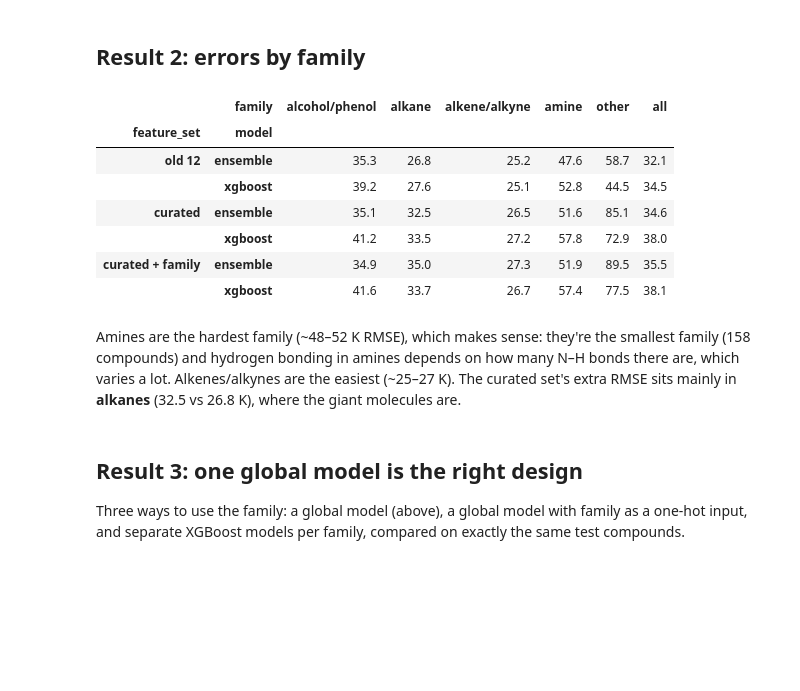
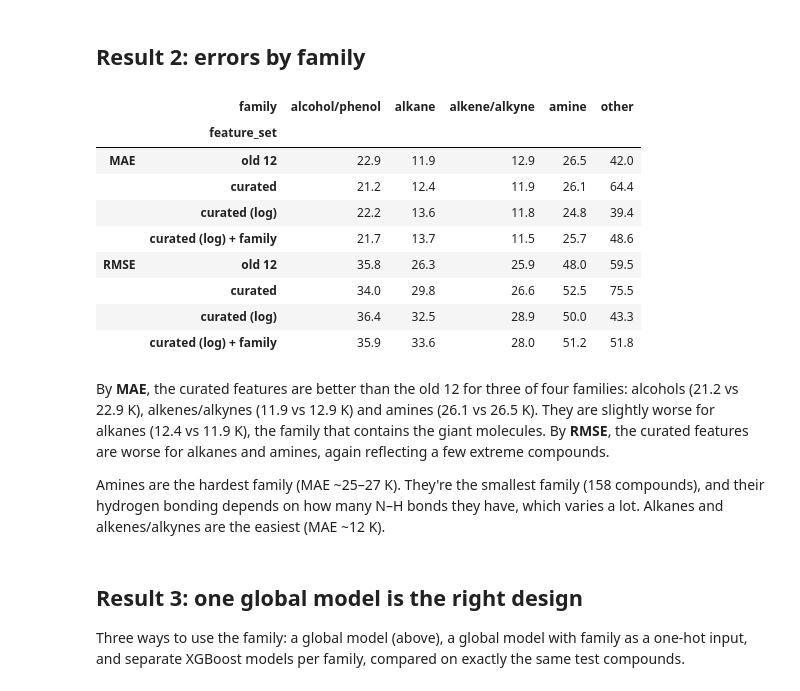
Before and after one commit to JShi12/Predict-Organic-Chemical-Boiling-Point, a Jupyter notebook: Boiling_Point_RDKit.ipynb, the cells around one changed output. Cells and saved outputs as stored; diff of their text form; code cells hidden in the pictures; blank space fills up the shorter version.

```diff
--- a/Boiling_Point_RDKit.ipynb
+++ b/Boiling_Point_RDKit.ipynb
@@ -125,0 +131,17 @@ The 15 fold models only *measure*; they are discarded. Each recipe (feature set
+# %%
+MODELS = ["ridge", "xgboost", "mlp", "ensemble"]
+FEATURE_SETS = ["old 12", "curated", "curated (log)", "curated (log) + family"]
+
+# Paired comparison on the same outer folds: each feature set minus the old 12
+rows = []
+for metric in ("mae", "rmse"):
+    wide = metrics[metrics["model"].isin(MODELS)].pivot_table(
+        index=["model", "repeat", "fold"], columns="feature_set", values=metric)
+    for fs in FEATURE_SETS[1:]:
+        d = (wide[fs] - wide["old 12"]).groupby("model")
+        for model, v in d:
+            rows.append({"metric": metric.upper(), "feature set": fs, "model": model,
+                         "mean change vs old 12 (K)": round(v.mean(), 1), "std (K)": round(v.std(), 1),
+                         "folds better than old 12": f"{(v < 0).sum()}/{len(v)}"})
+paired = pd.DataFrame(rows).set_index(["metric", "feature set", "model"])
+paired
@@ -126,6 +167,5 @@ The 15 fold models only *measure*; they are discarded. Each recipe (feature set
 # %%
-MODELS = ["ridge", "xgboost", "mlp", "ensemble"]
-FEATURE_SETS = ["old 12", "curated", "curated + family"]
+# Absolute scores (mean ± std across folds; the std mostly reflects how hard each fold is)
 table = (metrics[metrics["model"].isin(MODELS)]
          .groupby(["feature_set", "model"])[["rmse", "mae", "r2", "rmse_hard"]]
          .agg(["mean", "std"]))
@@ -251,24 +293,28 @@ Molecules this large decompose long before they could boil at atmospheric pressu
 # %%
 def rmse(g):
     return float(np.sqrt(((g["y_pred"] - g["y_true"]) ** 2).mean()))
 
-per_family = (predictions[predictions["model"].isin(["ensemble", "xgboost"])]
-              .groupby(["feature_set", "model", "family"]).apply(rmse, include_groups=False)
-              .unstack("family").round(1))
-per_family["all"] = (predictions[predictions["model"].isin(["ensemble", "xgboost"])]
-                     .groupby(["feature_set", "model"]).apply(rmse, include_groups=False).round(1))
-per_family.loc[FEATURE_SETS]
+def mae(g):
+    return float((g["y_pred"] - g["y_true"]).abs().mean())
+
+ens = predictions[predictions["model"] == "ensemble"]
+pd.concat({name: ens.groupby(["feature_set", "family"]).apply(fn, include_groups=False).unstack("family").round(1)
+           for name, fn in (("MAE", mae), ("RMSE", rmse))}).loc[:, :].reindex(FEATURE_SETS, level=1)
 # %% [output]
-|  | family | alcohol/phenol | alkane | alkene/alkyne | amine | other | all |
-| feature_set | model |  |  |  |  |  |  |
-| old 12 | ensemble | 35.3 | 26.8 | 25.2 | 47.6 | 58.7 | 32.1 |
-|  | xgboost | 39.2 | 27.6 | 25.1 | 52.8 | 44.5 | 34.5 |
-| curated | ensemble | 35.1 | 32.5 | 26.5 | 51.6 | 85.1 | 34.6 |
-|  | xgboost | 41.2 | 33.5 | 27.2 | 57.8 | 72.9 | 38.0 |
-| curated + family | ensemble | 34.9 | 35.0 | 27.3 | 51.9 | 89.5 | 35.5 |
-|  | xgboost | 41.6 | 33.7 | 26.7 | 57.4 | 77.5 | 38.1 |
+|  | family | alcohol/phenol | alkane | alkene/alkyne | amine | other |
+|  | feature_set |  |  |  |  |  |
+| MAE | old 12 | 22.9 | 11.9 | 12.9 | 26.5 | 42.0 |
+|  | curated | 21.2 | 12.4 | 11.9 | 26.1 | 64.4 |
+|  | curated (log) | 22.2 | 13.6 | 11.8 | 24.8 | 39.4 |
+|  | curated (log) + family | 21.7 | 13.7 | 11.5 | 25.7 | 48.6 |
+| RMSE | old 12 | 35.8 | 26.3 | 25.9 | 48.0 | 59.5 |
+|  | curated | 34.0 | 29.8 | 26.6 | 52.5 | 75.5 |
+|  | curated (log) | 36.4 | 32.5 | 28.9 | 50.0 | 43.3 |
+|  | curated (log) + family | 35.9 | 33.6 | 28.0 | 51.2 | 51.8 |
-# %% [markdown]
-Amines are the hardest family (~48–52 K RMSE), which makes sense: they're the smallest family (158 compounds) and hydrogen bonding in amines depends on how many N–H bonds there are, which varies a lot. Alkenes/alkynes are the easiest (~25–27 K). The curated set's extra RMSE sits mainly in **alkanes** (32.5 vs 26.8 K), where the giant molecules are.
+# %% [markdown]
+By **MAE**, the curated features are better than the old 12 for three of four families: alcohols (21.2 vs 22.9 K), alkenes/alkynes (11.9 vs 12.9 K) and amines (26.1 vs 26.5 K). They are slightly worse for alkanes (12.4 vs 11.9 K), the family that contains the giant molecules. By **RMSE**, the curated features are worse for alkanes and amines, again reflecting a few extreme compounds.
+
+Amines are the hardest family (MAE ~25–27 K). They're the smallest family (158 compounds), and their hydrogen bonding depends on how many N–H bonds they have, which varies a lot. Alkanes and alkenes/alkynes are the easiest (MAE ~12 K).
 # %% [markdown]
 ## Result 3: one global model is the right design
 
```
Also changed, not shown: parts of 21 cells of this notebook, 10 other files.
